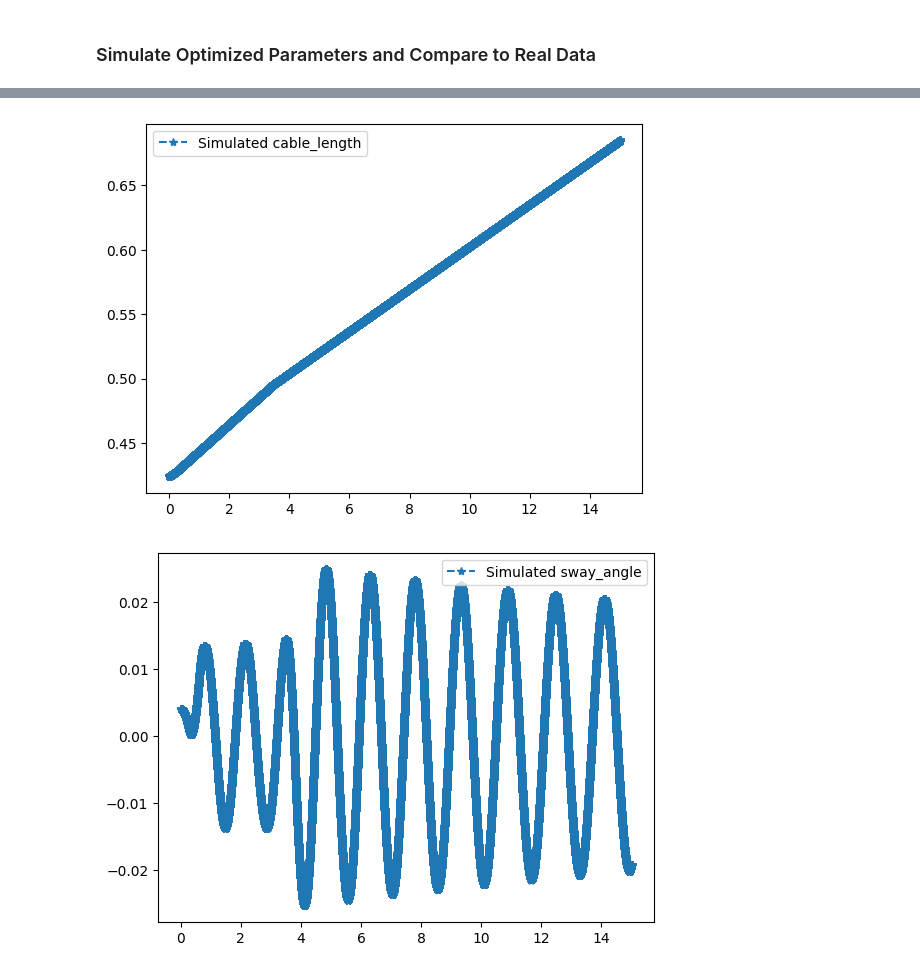
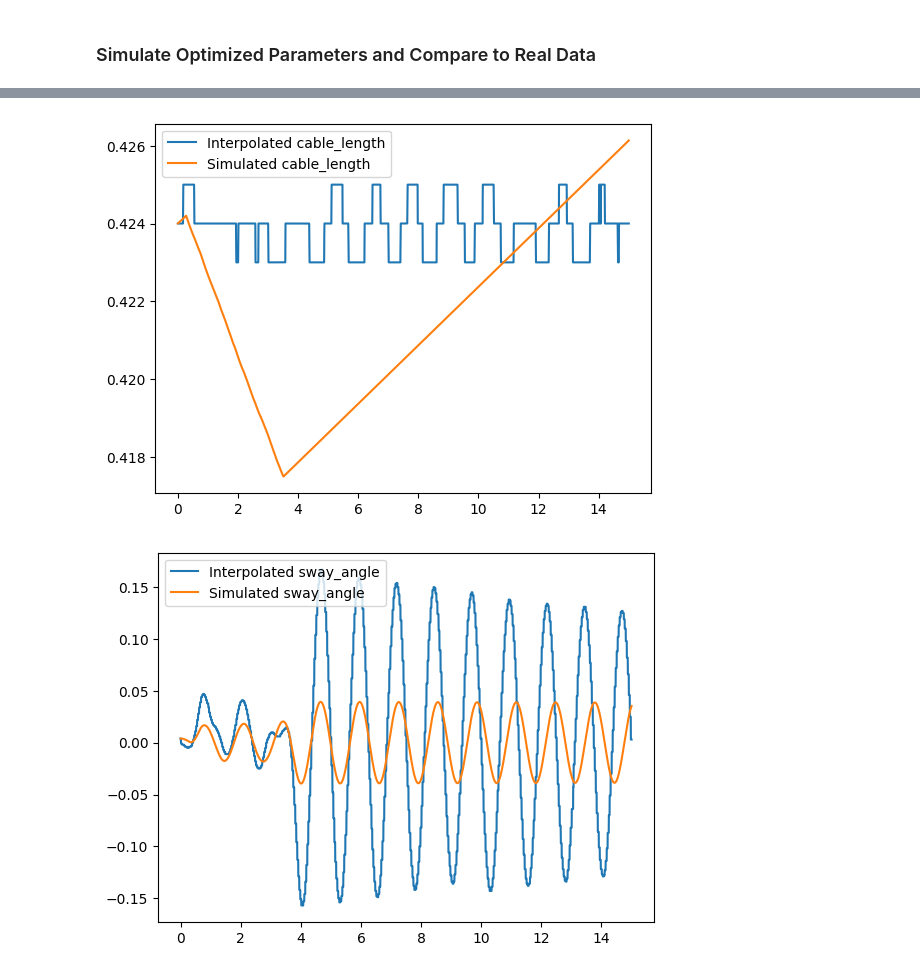
Before and after one commit to Cristian-Napitupulu/gantry_crane_model_optimizer, a Jupyter notebook: optimize_model.ipynb, the cells around one changed output, grey strips where cells are left out. Drawn from its saved outputs; the diff is of its cells as text; code cells hidden in the pictures.

```diff
--- a/optimize_model.ipynb
+++ b/optimize_model.ipynb
@@ -790,7 +787,7 @@ class Simulator:
                 self.Ul,
             ]
         else:
-            return None
+            return []
 
     def check_divergence(self):
         if (
@@ -888,7 +882,9 @@ input_voltages = {'trolley_motor_voltage': interpolated_array[4], 'hoist_motor_v
 variables_initial_conditions = {'x': interpolated_array[1][0], 'l': interpolated_array[2][0], 'theta': interpolated_array[3][0]}
 epoch = 0
 count = 0
-while True:
+epochs = []
+total_sum_root_mean_squared_errors_array = []
+while epoch <= 2000:
     steps = 0
     total_sum_root_mean_squared_errors = 0
     for parameter in optimize_range:
@@ -900,7 +896,7 @@ while True:
         )
 
         # Calculate the cost function derivative relative to parameter value
-        h = 1e-9
+        h = 1e-6
         optimized_parameters[parameter]["value"] += h
         simulator.simulate(num_steps, dt, optimized_parameters, input_voltages, variables_initial_conditions)
         simulated_array_h = simulator.get_results_for_optimization()
@@ -934,10 +930,9 @@ while True:
 
     count = 0
     for parameter in optimize_range:
-        if abs(optimized_parameters[parameter]["steps"]) < 0.000001:
+        if abs(optimized_parameters[parameter]["steps"]) < 1e-6:
             count += 1
 
-    # print(end="\r")
     print(
             "Epoch:",
             epoch,
@@ -951,5 +946,8 @@ while True:
     if count == len(optimized_parameters):
         break
 
+    epochs.append(epoch)
+    total_sum_root_mean_squared_errors_array.append(total_sum_root_mean_squared_errors)
+
     epoch += 1
 # %% [output]
@@ -974,17 +976,26 @@ for parameter in optimized_parameters:
 ### Simulate Optimized Parameters and Compare to Real Data
 # %%
 num_steps = len(interpolated_array[0])
-input_voltages = {'trolley_motor_voltage': interpolated_array[4], 'hoist_motor_voltage': interpolated_array[5]}
-variables_initial_conditions = {'x': interpolated_array[1][0], 'l': interpolated_array[2][0], 'theta': interpolated_array[3][0]}
-simulator.simulate(num_steps, dt, all_parameters, input_voltages, variables_initial_conditions)
+input_voltages = {
+    "trolley_motor_voltage": interpolated_array[4],
+    "hoist_motor_voltage": interpolated_array[5],
+}
+variables_initial_conditions = {
+    "x": interpolated_array[1][0],
+    "l": interpolated_array[2][0],
+    "theta": interpolated_array[3][0],
+}
+simulator.simulate(
+    num_steps, dt, all_parameters, input_voltages, variables_initial_conditions
+)
 
 simulated_array = simulator.get_results_for_optimization()
-for i in range (1, len(dataframe_header)):
-    y1 = interpolated_array[i]
-    y2 = simulated_array[i]
+for i in range(1, len(dataframe_header)):
+    y1 = np.array(interpolated_array[i])
+    y2 = np.array(simulated_array[i])
 
-    # plt.plot(time_array, y1, label = f"Interpolated {dataframe_header[i]}")
-    plt.plot(time_array, y2, label = f"Simulated {dataframe_header[i]}",marker="*", linestyle='dashed')
+    plt.plot(time_array, y1, label=f"Interpolated {dataframe_header[i]}")
+    plt.plot(time_array, y2, label=f"Simulated {dataframe_header[i]}")
     plt.legend()
     plt.show()
 # %% [output]
@@ -992,2 +1003,2 @@ for i in range (1, len(dataframe_header)):
-[figure, old version]
+[figure, new version]
-[figure, old version]
+[figure, new version]
```
Also changed, not shown: parts of 5 cells of this notebook.
